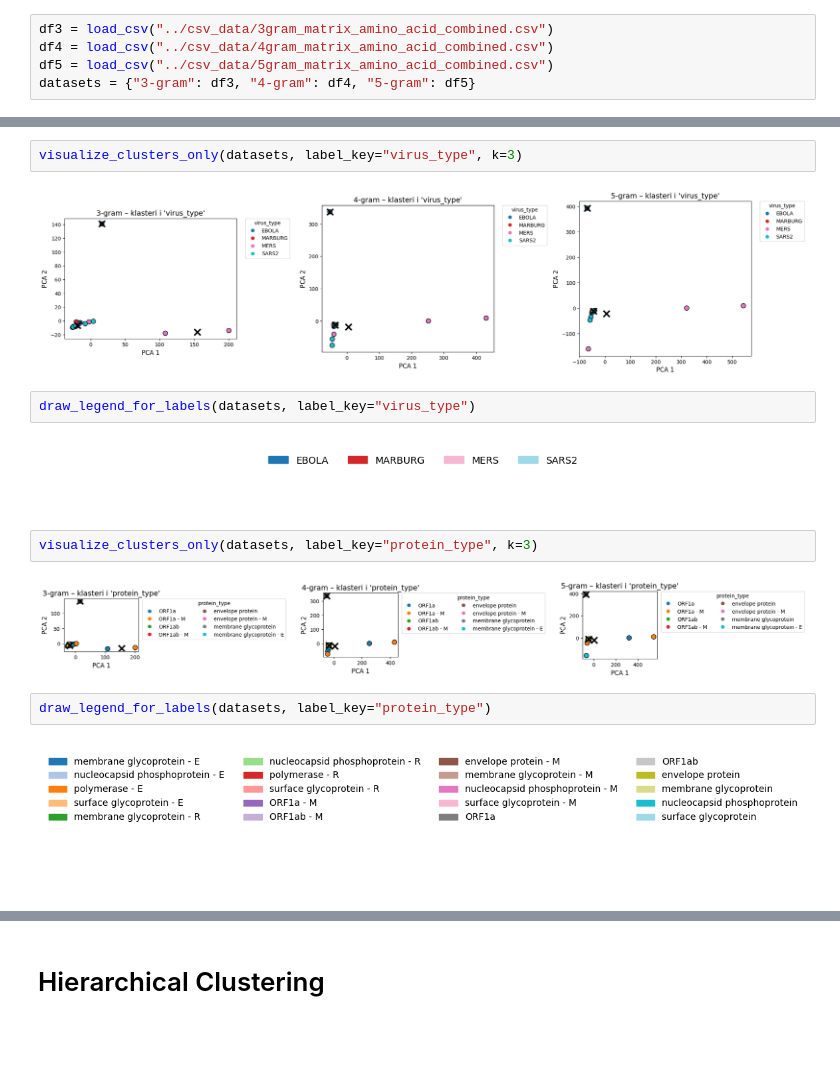
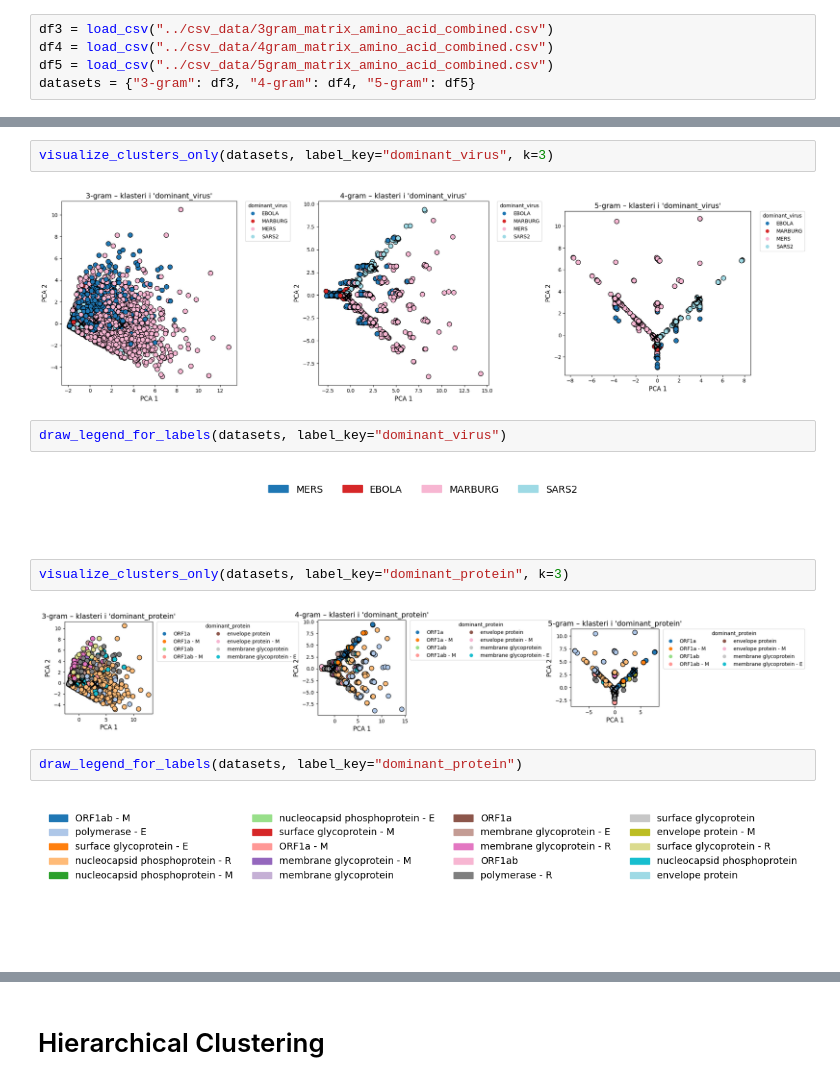
Before and after one commit to ivamilutinovic/data-mining-project, a Jupyter notebook: clustering/Aminoacid.ipynb, the cells around one changed output, grey strips where cells are left out. Drawn from its saved outputs; the diff is of its cells as text; blank space fills up the shorter version.

```diff
--- a/clustering/Aminoacid.ipynb
+++ b/clustering/Aminoacid.ipynb
@@ -251,19 +283,19 @@ def draw_legend_for_labels(datasets, label_key="virus_type"):
     plt.subplots_adjust(top=1, bottom=0, left=0.05, right=0.95)
     plt.show()
 # %%
-visualize_clusters_only(datasets, label_key="virus_type", k=3)
+visualize_clusters_only(datasets, label_key="dominant_virus", k=3)
 # %% [output]
-[figure, old version]
+[figure, new version]
 # %%
-draw_legend_for_labels(datasets, label_key="virus_type")
+draw_legend_for_labels(datasets, label_key="dominant_virus")
 # %% [output]
-[figure, old version]
+[figure, new version]
 # %%
-visualize_clusters_only(datasets, label_key="protein_type", k=3)
+visualize_clusters_only(datasets, label_key="dominant_protein", k=3)
 # %% [output]
-[figure, old version]
+[figure, new version]
 # %%
-draw_legend_for_labels(datasets, label_key="protein_type")
+draw_legend_for_labels(datasets, label_key="dominant_protein")
 # %% [output]
-[figure, old version]
+[figure, new version]
 # %%
```
Also changed, not shown: parts of 23 cells of this notebook.
